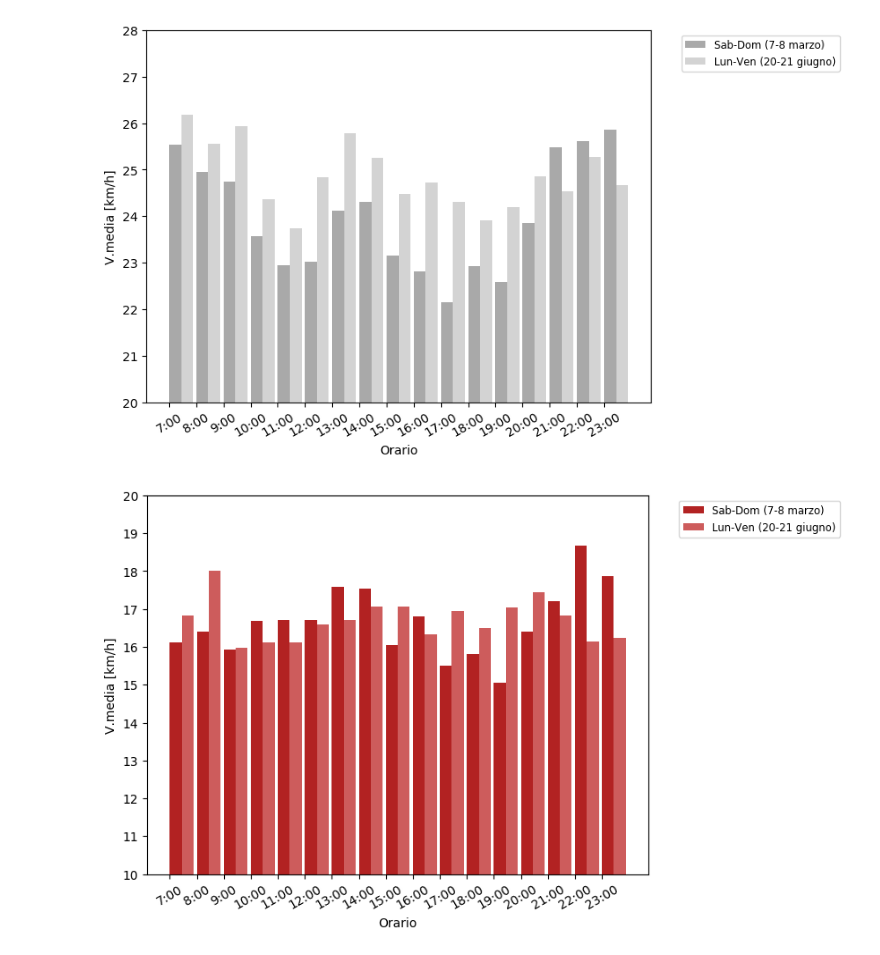
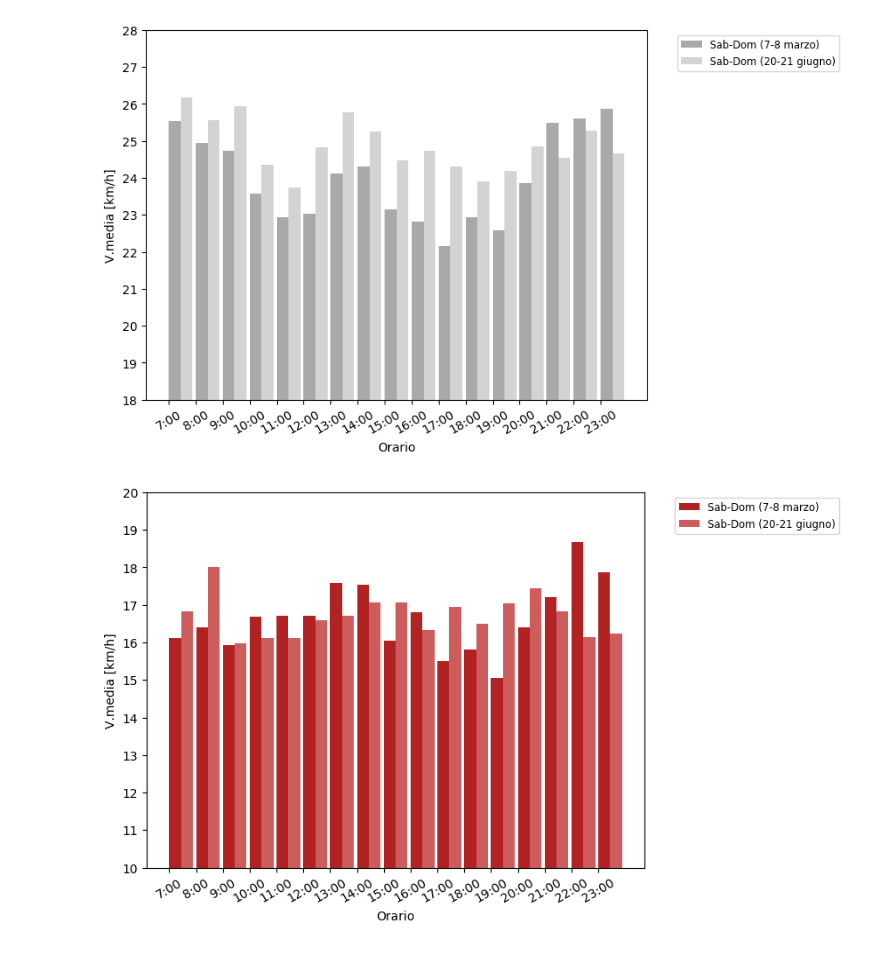
Before and after one commit to mmastrapasqua7/kowalskianalysis, a Jupyter notebook: jupyter/New/4_VariazioneVelocitaMediaPrePostLockdown.ipynb, the cells around one changed output. Cells and saved outputs as stored; diff of their text form; code cells hidden in the pictures.

```diff
--- a/jupyter/New/4_VariazioneVelocitaMediaPrePostLockdown.ipynb
+++ b/jupyter/New/4_VariazioneVelocitaMediaPrePostLockdown.ipynb
@@ -175,36 +177,36 @@ plt.show()
 march2to8week = (tragitti['Month'] == 3) & (tragitti['Day'].between(7, 8))
 june15to21week = (tragitti['Month'] == 6) & (tragitti['Day'].between(20, 21))
 
 tw_means, tw_std = \
     vmedia_week_list(tragitti[march2to8week], 'Car'), \
     np.round(vstd_giorno(tragitti[march2to8week], 'Car'), 1).tolist()
 twe_means, twe_std = \
     vmedia_week_list(tragitti[june15to21week], 'Car'), \
     np.round(vstd_giorno(tragitti[june15to21week], 'Car'), 1).tolist()
 
 ind = np.arange(len(tw_means))
 width = 0.44  # the width of the bars
 
 fig, ax = plt.subplots()
 rects1 = ax.bar(ind, tw_means, width, label='Sab-Dom (7-8 marzo)', color='darkgray', align='edge')
-rects2 = ax.bar(ind + width, twe_means, width, label='Lun-Ven (20-21 giugno)',  color='lightgray', align='edge')
+rects2 = ax.bar(ind + width, twe_means, width, label='Sab-Dom (20-21 giugno)',  color='lightgray', align='edge')
 
 fig.tight_layout()
 
 ax.set_xticks(ind)
 ax.set_xticklabels(myindex)
 
 plt.xlabel('Orario')
 plt.ylabel('V.media [km/h]')
 plt.legend(bbox_to_anchor=(1.05, 1), loc='upper left', fontsize='small')
 
 plt.yticks(range(0, 30, 1))
 plt.setp(ax.get_xticklabels(), rotation=30)
-plt.ylim((20, 28))
+plt.ylim((18, 28))
 
 plt.show()
 # %% [output]
-[figure, old version]
+[figure, new version]
 # %%
 march2to8week = (tragitti['Month'] == 3) & (tragitti['Day'].between(7, 8))
 june15to21week = (tragitti['Month'] == 6) & (tragitti['Day'].between(20, 21))
@@ -221,7 +223,7 @@ width = 0.44  # the width of the bars
 
 fig, ax = plt.subplots()
 rects1 = ax.bar(ind, tw_means, width, label='Sab-Dom (7-8 marzo)', color='firebrick', align='edge')
-rects2 = ax.bar(ind + width, twe_means, width, label='Lun-Ven (20-21 giugno)',  color='indianred', align='edge')
+rects2 = ax.bar(ind + width, twe_means, width, label='Sab-Dom (20-21 giugno)',  color='indianred', align='edge')
 
 fig.tight_layout()
 
@@ -238,4 +240,4 @@ plt.ylim((10, 20))
 
 plt.show()
 # %% [output]
-[figure, old version]
+[figure, new version]
```
Also changed, not shown: parts of 2 cells of this notebook, 14 other files.
